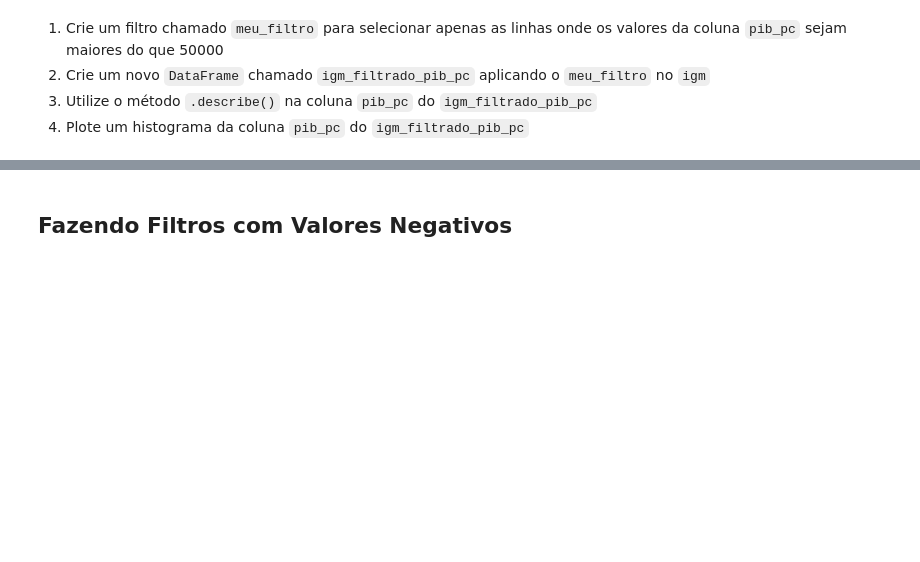
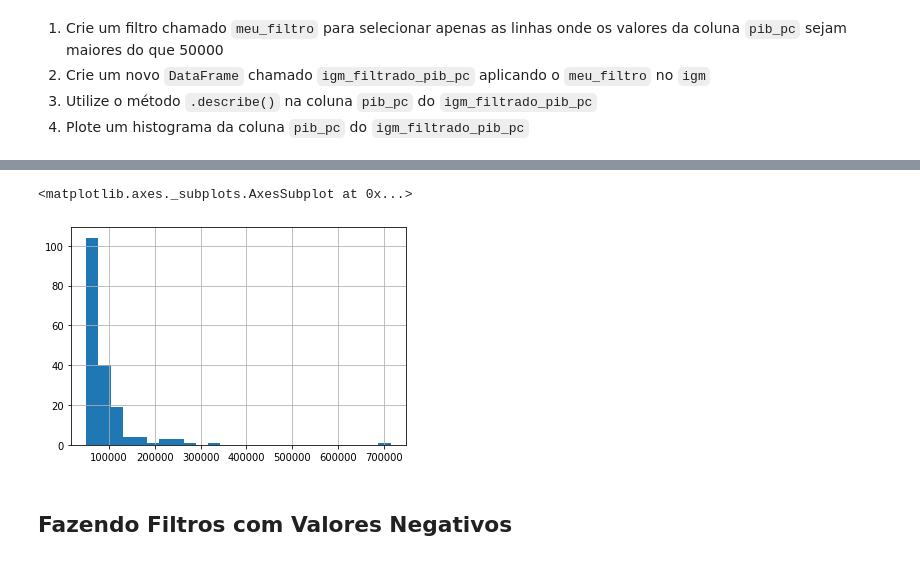
Before and after one commit to barcellfe/datascience_study, a Jupyter notebook: Aula_31_08_2020.ipynb, the cells around one changed output, grey strips where cells are left out. Saved outputs shown, nothing was run; the diff lists cells and outputs as text; code cells hidden in the pictures; blank space fills up the shorter version.

```diff
--- a/Aula_31_08_2020.ipynb
+++ b/Aula_31_08_2020.ipynb
@@ -718,3 +780,6 @@ nordeste['perc_pop_econ_ativa'].hist(bins=50)
 2. Crie um novo `DataFrame` chamado `igm_filtrado_pib_pc` aplicando o `meu_filtro` no `igm`
 3. Utilize o método `.describe()` na coluna `pib_pc` do `igm_filtrado_pib_pc`
 4. Plote um histograma da coluna `pib_pc` do `igm_filtrado_pib_pc`
+# %%
+meu_filtro = igm['pib_pc']>=50000
+# filtro = igm['regiao']=='NORDESTE'
@@ -720,0 +788,4 @@ nordeste['perc_pop_econ_ativa'].hist(bins=50)
+# %%
+# igm_filtrado_pib_pc.describe()
+# nordeste = igm[filtro]
+pib_pc =igm[meu_filtro]
@@ -721,3 +817,9 @@ nordeste['perc_pop_econ_ativa'].hist(bins=50)
+# %%
+# nordeste['perc_pop_econ_ativa'].hist(bins=50)
+pib_pc['pib_pc'].hist(bins=25)
+# %% [output]
+<matplotlib.axes._subplots.AxesSubplot at 0x...>
+[figure, added]
 # %% [markdown]
 ## Fazendo Filtros com Valores Negativos
 # %% [markdown]
```
Also changed, not shown: parts of 16 cells of this notebook.
